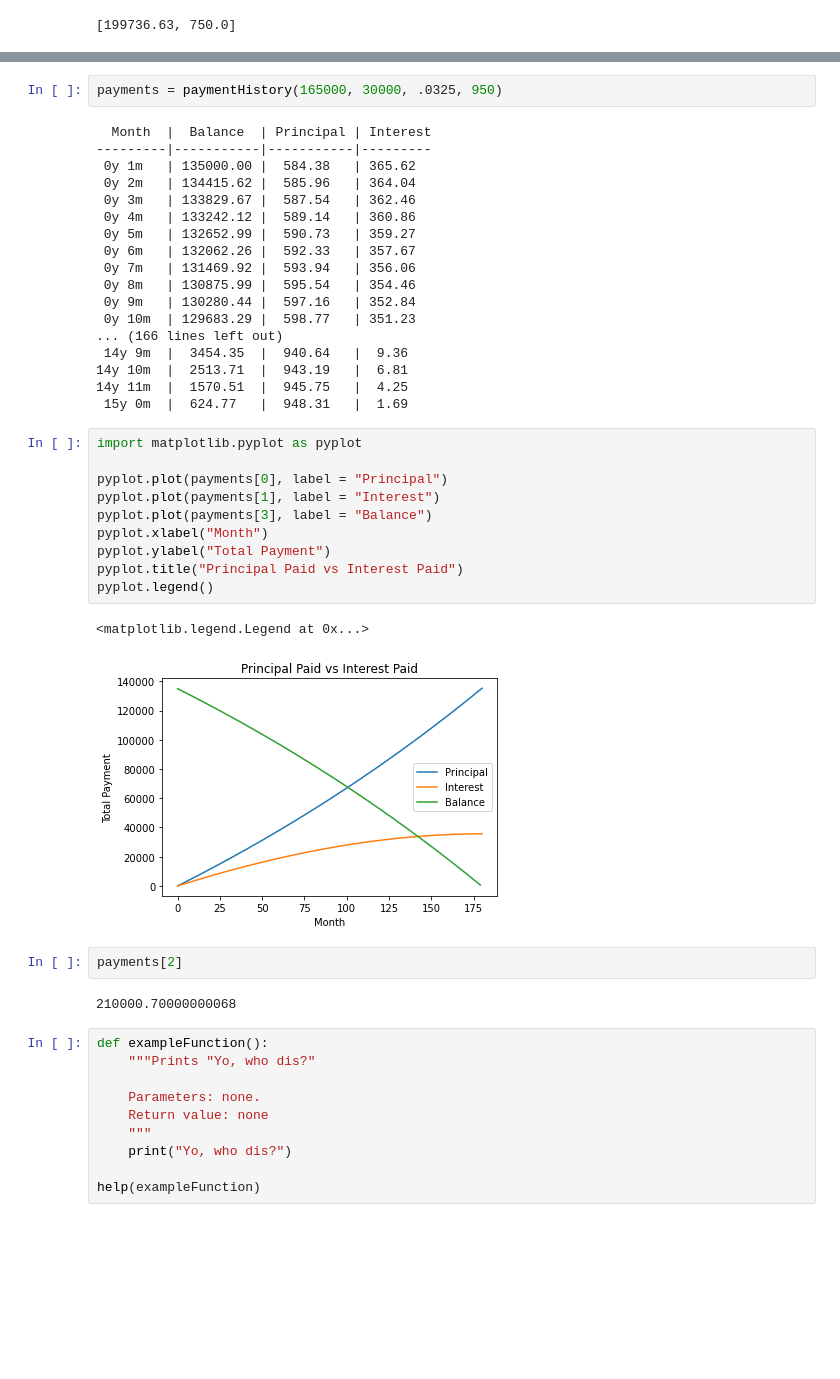
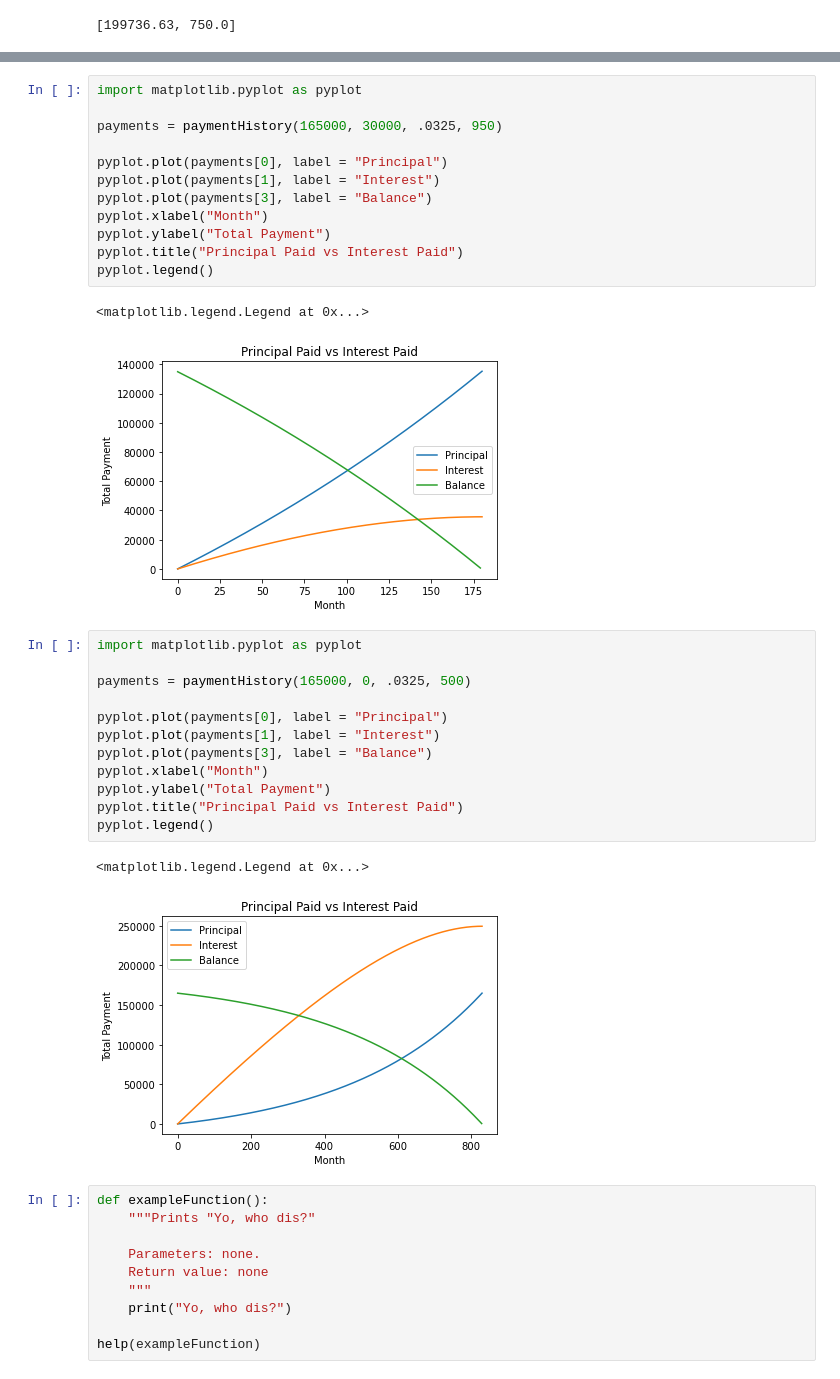
Before and after one commit to millera2/millera2.github.io, a Jupyter notebook: CS-111/scratchpad.ipynb, the cells around one changed output, grey strips where cells are left out. Cells and saved outputs as stored; diff of their text form; blank space fills up the shorter version.

```diff
--- a/CS-111/scratchpad.ipynb
+++ b/CS-111/scratchpad.ipynb
@@ -291,28 +291,10 @@ def paymentHistory(p, d, r, payment):
         principal = amortMonth(principal, r, payment)[0]
         month+=1
     return [principalPayments, interestPayment, totalPayment, balances]
-# %%
-payments = paymentHistory(165000, 30000, .0325, 950)
-# %% [output]
-  Month  |  Balance  | Principal | Interest
----------|-----------|-----------|---------
- 0y 1m   | 135000.00 |  584.38   | 365.62
- 0y 2m   | 134415.62 |  585.96   | 364.04
- 0y 3m   | 133829.67 |  587.54   | 362.46
- 0y 4m   | 133242.12 |  589.14   | 360.86
- 0y 5m   | 132652.99 |  590.73   | 359.27
- 0y 6m   | 132062.26 |  592.33   | 357.67
- 0y 7m   | 131469.92 |  593.94   | 356.06
- 0y 8m   | 130875.99 |  595.54   | 354.46
- 0y 9m   | 130280.44 |  597.16   | 352.84
- 0y 10m  | 129683.29 |  598.77   | 351.23
-... (166 lines left out)
- 14y 9m  |  3454.35  |  940.64   |  9.36
-14y 10m  |  2513.71  |  943.19   |  6.81
-14y 11m  |  1570.51  |  945.75   |  4.25
- 15y 0m  |  624.77   |  948.31   |  1.69
 # %%
 import matplotlib.pyplot as pyplot
+
+payments = paymentHistory(165000, 30000, .0325, 950)
 
 pyplot.plot(payments[0], label = "Principal")
 pyplot.plot(payments[1], label = "Interest")
@@ -324,10 +306,21 @@ pyplot.legend()
 # %% [output]
 <matplotlib.legend.Legend at 0x...>
 [figure]
-# %%
-payments[2]
-# %% [output]
-210000.70000000068
+# %%
+import matplotlib.pyplot as pyplot
+
+payments = paymentHistory(165000, 0, .0325, 500)
+
+pyplot.plot(payments[0], label = "Principal")
+pyplot.plot(payments[1], label = "Interest")
+pyplot.plot(payments[3], label = "Balance")
+pyplot.xlabel("Month")
+pyplot.ylabel("Total Payment")
+pyplot.title("Principal Paid vs Interest Paid")
+pyplot.legend()
+# %% [output]
+<matplotlib.legend.Legend at 0x...>
+[figure, added]
 # %%
 def exampleFunction():
     """Prints "Yo, who dis?"
```
Also changed, not shown: parts of 1 cell of this notebook, 26 other files.
